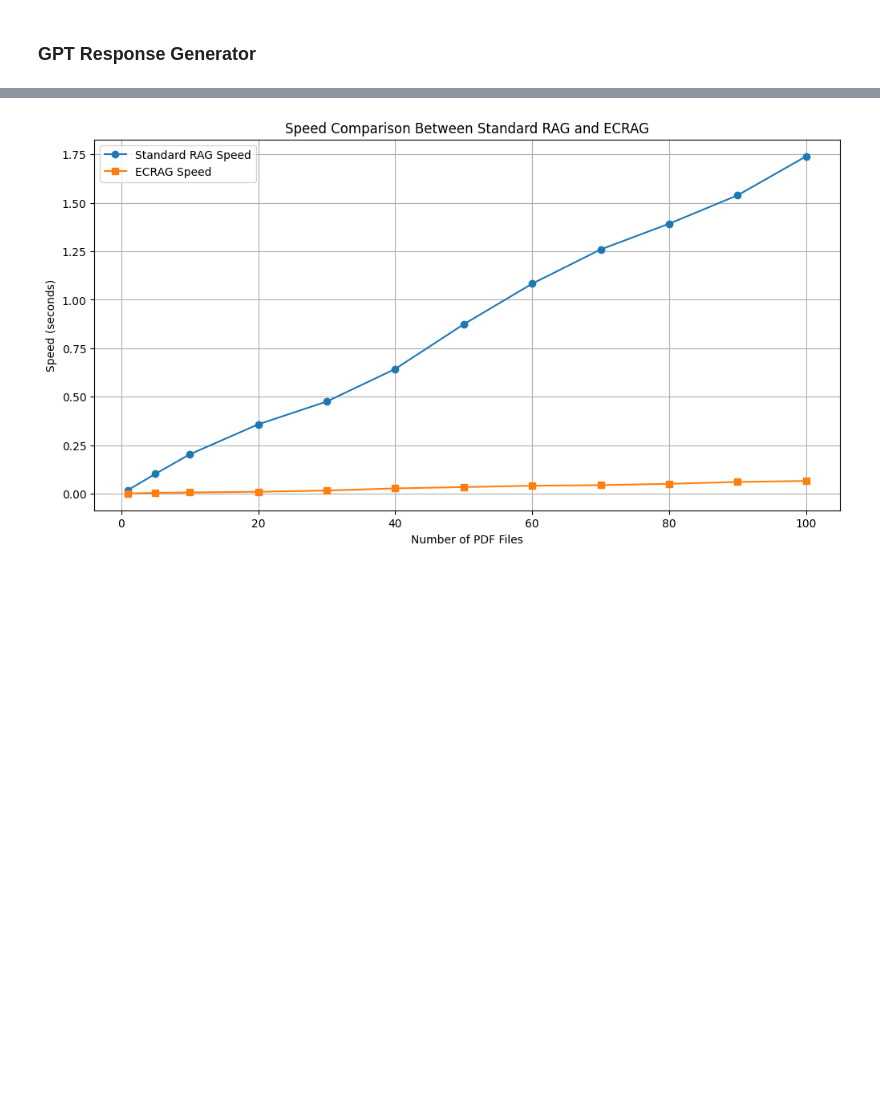
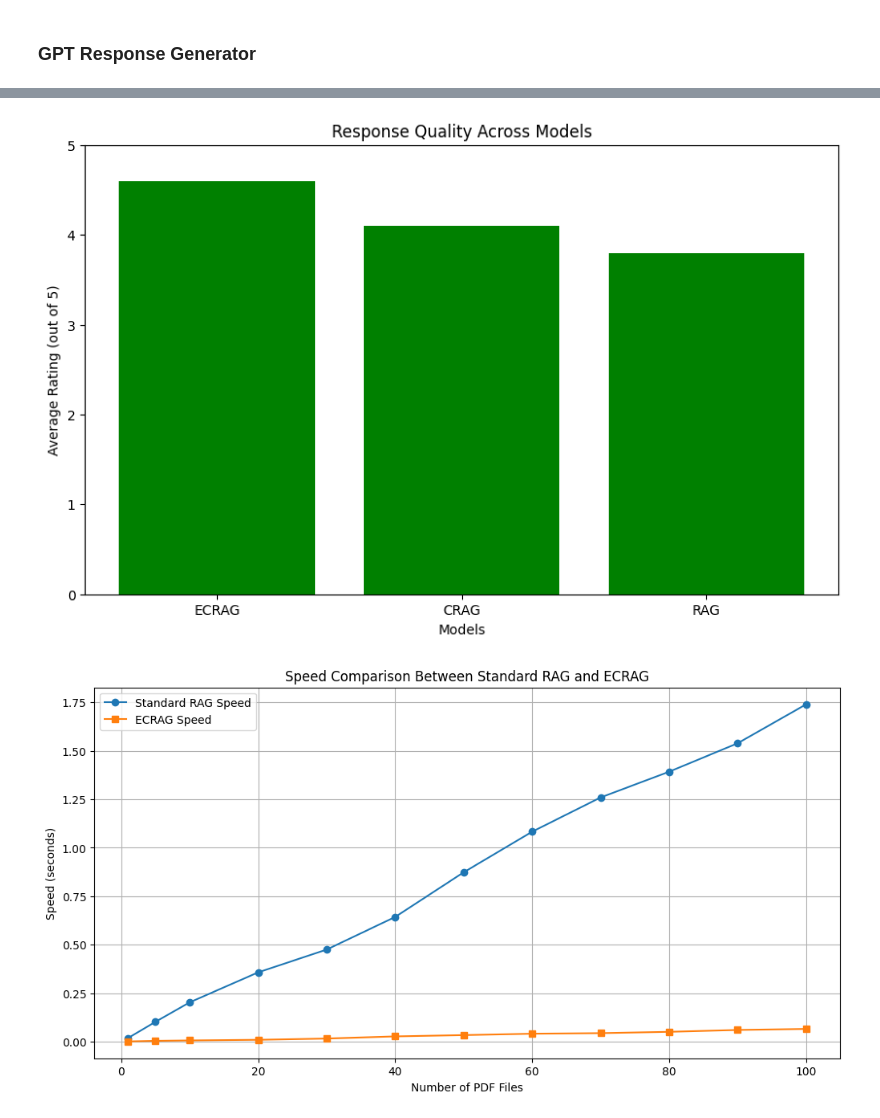
Before and after one commit to BobGanti/ColabNotebooks, a Jupyter notebook: ECRAG.ipynb, the cells around one changed output, grey strips where cells are left out. Saved outputs shown, nothing was run; the diff lists cells and outputs as text; code cells hidden in the pictures; blank space fills up the shorter version.

```diff
--- a/ECRAG.ipynb
+++ b/ECRAG.ipynb
@@ -973,3 +1159,19 @@ print()
+# %%
+# Data for Response Quality Comparison
+response_quality = [4.6, 4.1, 3.8]  # Average ratings out of 5
+
+# Plotting the bar chart
+plt.figure(figsize=(10, 6))
+plt.bar(models, response_quality, color='green')
+plt.title('Response Quality Across Models')
+plt.xlabel('Models')
+plt.ylabel('Average Rating (out of 5)')
+plt.ylim(0, 5)
+
+# Display the chart
+plt.show()
+# %% [output]
+[figure, added]
 # %%
 import matplotlib.pyplot as plt
 import numpy as np
```
Also changed, not shown: parts of 53 cells of this notebook.
